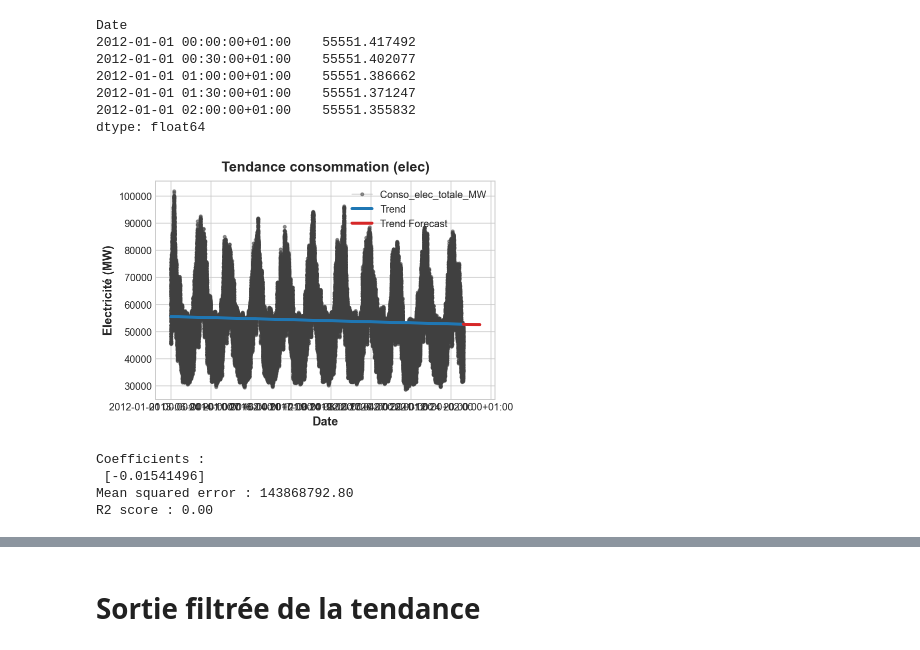
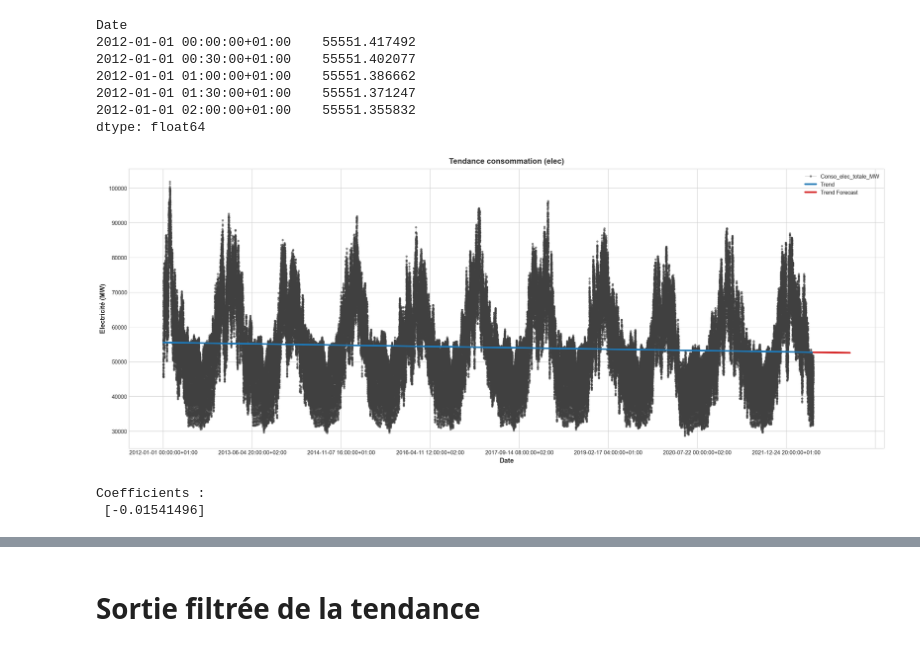
Before and after one commit to AxelRK200/Energy_Consumption_Forecast_Winter_2023-2024_France, a Jupyter notebook: 2_Trend.ipynb, the cells around one changed output, grey strips where cells are left out. Saved outputs shown, nothing was run; the diff lists cells and outputs as text; code cells hidden in the pictures.

Commit message:
Changement de taille graphiques
et ajout de commentaires

```diff
--- a/2_Trend.ipynb
+++ b/2_Trend.ipynb
@@ -101,21 +101,17 @@ Date
 2012-01-01 02:00:00+01:00    55551.355832
 dtype: float64
 # %%
+plt.figure(figsize=(20,8))
 ax = y.plot(**plot_params, alpha=0.5, title="Tendance consommation (elec)", ylabel="Electricité (MW)")
 ax = y_pred.plot(ax=ax, linewidth=3, label="Trend", color='C0')
 ax = y_fore.plot(ax=ax, linewidth=3, label="Trend Forecast", color='C3')
-ax.legend();
+ax.legend()
+plt.show()
 # %% [output]
-[figure, old version]
+[figure, new version]
-# %%
-# The coefficients
-print("Coefficients : \n", model.coef_)
-# The mean squared error
-print("Mean squared error : %.2f" % mean_squared_error(y, y_pred))
-# The coefficient of determination: 1 is perfect prediction
-print("R2 score : %.2f" % r2_score(y, y_pred))
-# %% [output]
-Coefficients :
- [-0.01541496]
-Mean squared error : 143868792.80
-R2 score : 0.00
+# %%
+# The coefficients
+print("Coefficients : \n", model.coef_)
+# %% [output]
+Coefficients :
+ [-0.01541496]
```
Also changed, not shown: parts of 3 cells of this notebook.
